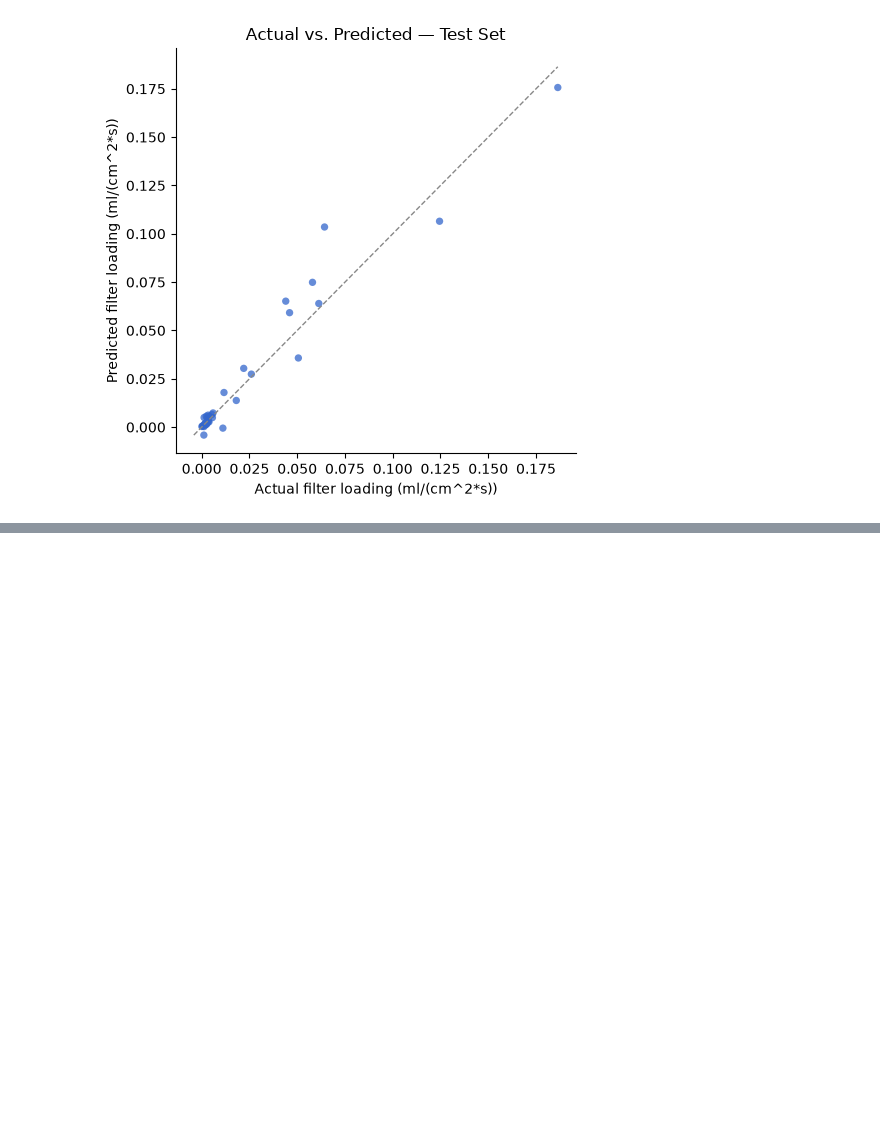
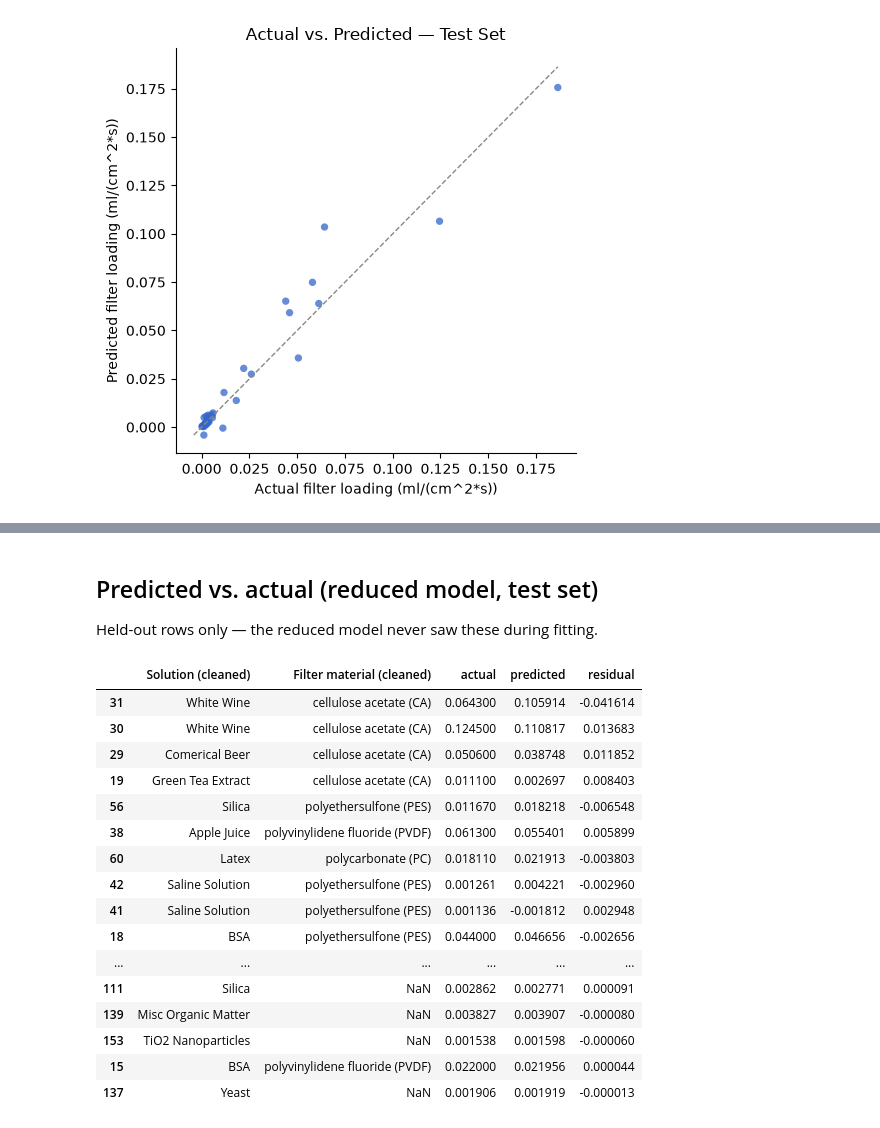
Before and after one commit to angelazzhou110-ctrl/donaldson, a Jupyter notebook: multi_lin_regression.ipynb, the cells around one changed output, grey strips where cells are left out. Saved outputs shown, nothing was run; the diff lists cells and outputs as text; code cells hidden in the pictures; blank space fills up the shorter version.

```diff
--- a/multi_lin_regression.ipynb
+++ b/multi_lin_regression.ipynb
@@ -268,0 +307,15 @@ plt.show()
+# %%
+X_reduced = df[reduced_numeric].copy()
+reduced_dummy_cols = []
+for cat_col, category in reduced_categorical_dummies:
+    dummy_name = f"{cat_col} = {category}"
+    if category == "Unknown":
+        # "Unknown" is the imputer's fill_value for missing values, not a
+        # literal category in the raw data (NaN never equals "Unknown"),
+        # so recreate it as the missing-value indicator it actually represents.
+        X_reduced[dummy_name] = df[cat_col].isna().astype(int)
+    else:
+        X_reduced[dummy_name] = (df[cat_col] == category).astype(int)
+    reduced_dummy_cols.append(dummy_name)
+
+X_reduced.shape
@@ -268,0 +428,28 @@ plt.show()
+# %% [markdown]
+## Predicted vs. actual (reduced model, test set)
+
+Held-out rows only — the reduced model never saw these during fitting.
+# %%
+comparison = df.loc[X_test_r.index, ["Solution (cleaned)", "Filter material (cleaned)"]].copy()
+comparison["actual"] = y_test_r
+comparison["predicted"] = reduced_model.predict(X_test_r)
+comparison["residual"] = comparison["actual"] - comparison["predicted"]
+comparison.sort_values("residual", key=abs, ascending=False)
+# %% [output]
+|  | Solution (cleaned) | Filter material (cleaned) | actual | predicted | residual |
+| 31 | White Wine | cellulose acetate (CA) | 0.064300 | 0.105914 | -0.041614 |
+| 30 | White Wine | cellulose acetate (CA) | 0.124500 | 0.110817 | 0.013683 |
+| 29 | Comerical Beer | cellulose acetate (CA) | 0.050600 | 0.038748 | 0.011852 |
+| 19 | Green Tea Extract | cellulose acetate (CA) | 0.011100 | 0.002697 | 0.008403 |
+| 56 | Silica | polyethersulfone (PES) | 0.011670 | 0.018218 | -0.006548 |
+| 38 | Apple Juice | polyvinylidene fluoride (PVDF) | 0.061300 | 0.055401 | 0.005899 |
+| 60 | Latex | polycarbonate (PC) | 0.018110 | 0.021913 | -0.003803 |
+| 42 | Saline Solution | polyethersulfone (PES) | 0.001261 | 0.004221 | -0.002960 |
+| 41 | Saline Solution | polyethersulfone (PES) | 0.001136 | -0.001812 | 0.002948 |
+| 18 | BSA | polyethersulfone (PES) | 0.044000 | 0.046656 | -0.002656 |
+| ... | ... | ... | ... | ... | ... |
+| 111 | Silica | NaN | 0.002862 | 0.002771 | 0.000091 |
+| 139 | Misc Organic Matter | NaN | 0.003827 | 0.003907 | -0.000080 |
+| 153 | TiO2 Nanoparticles | NaN | 0.001538 | 0.001598 | -0.000060 |
+| 15 | BSA | polyvinylidene fluoride (PVDF) | 0.022000 | 0.021956 | 0.000044 |
+| 137 | Yeast | NaN | 0.001906 | 0.001919 | -0.000013 |
```
Also changed, not shown: parts of 9 cells of this notebook.
